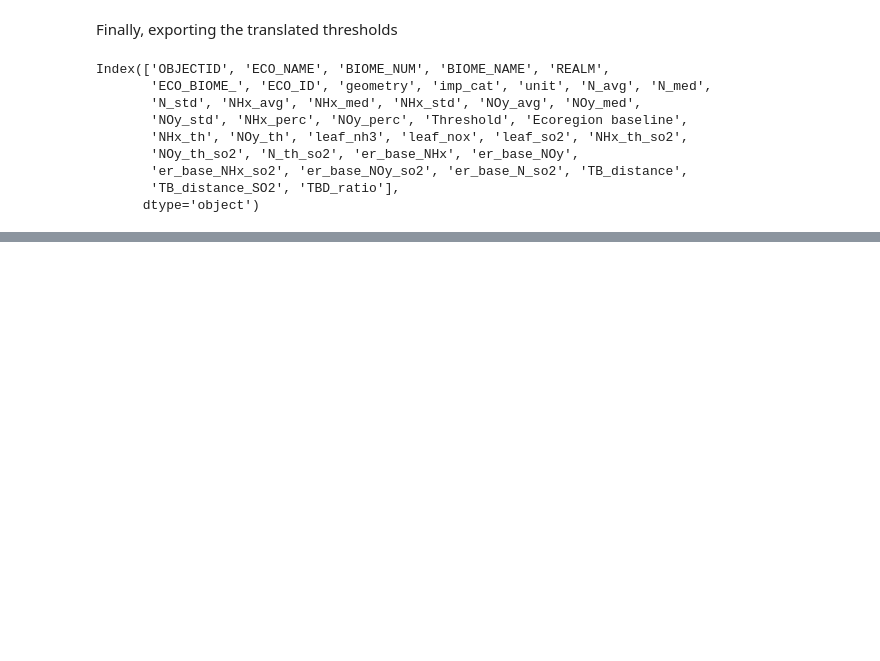
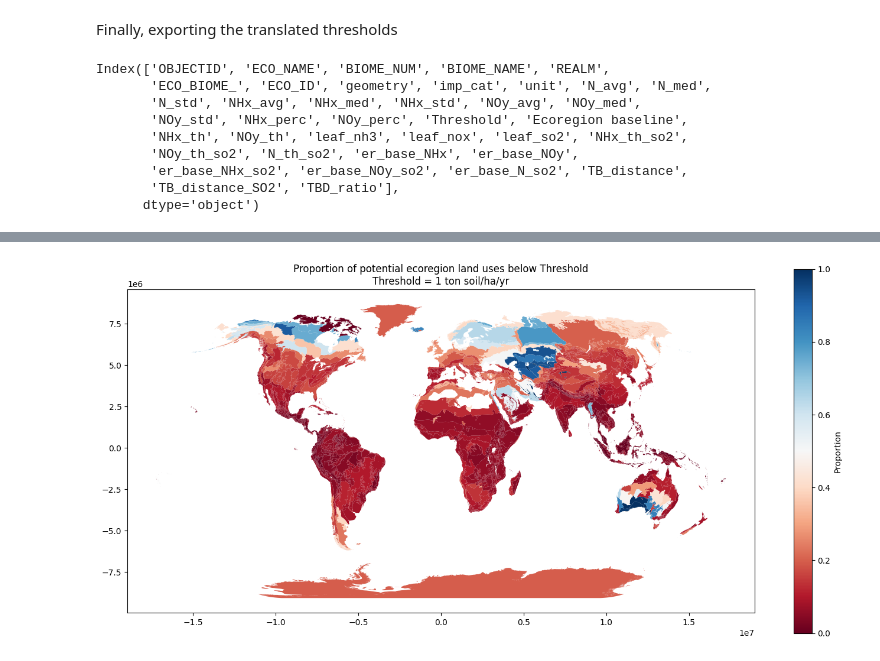
Before and after one commit to cloyolaangosto/SBTN_Land_LEAFs, a Jupyter notebook: thresholds/NitrogenThresholdsTransformation.ipynb, the cells around one changed output, grey strips where cells are left out. Cells and saved outputs as stored; diff of their text form; code cells hidden in the pictures; blank space fills up the shorter version.

```diff
--- a/thresholds/NitrogenThresholdsTransformation.ipynb
+++ b/thresholds/NitrogenThresholdsTransformation.ipynb
@@ -593,0 +645,14 @@ SO2_eq_th_toexport.to_csv("../thresholds/acid_tresholds_so2.csv", sep=";")
+# %%
+th_se_er = th_se_er.to_crs("+proj=natearth")
+# %%
+fig, ax = plt.subplots(figsize=(14, 8))
+th_se_er.plot(column="perc_blw1", ax=ax, cmap="RdBu",
+           legend=True,
+           legend_kwds={"label":"Proportion", "shrink": 0.8},
+           missing_kwds={"color": "lightgrey", "label": "No value"})
+
+ax.set_title("Proportion of potential ecoregion land uses below Threshold\nThreshold = 1 ton soil/ha/yr")
+plt.tight_layout()
+plt.show()
+# %% [output]
+[figure, added]
```
Also changed, not shown: parts of 16 cells of this notebook, 2 other files.
